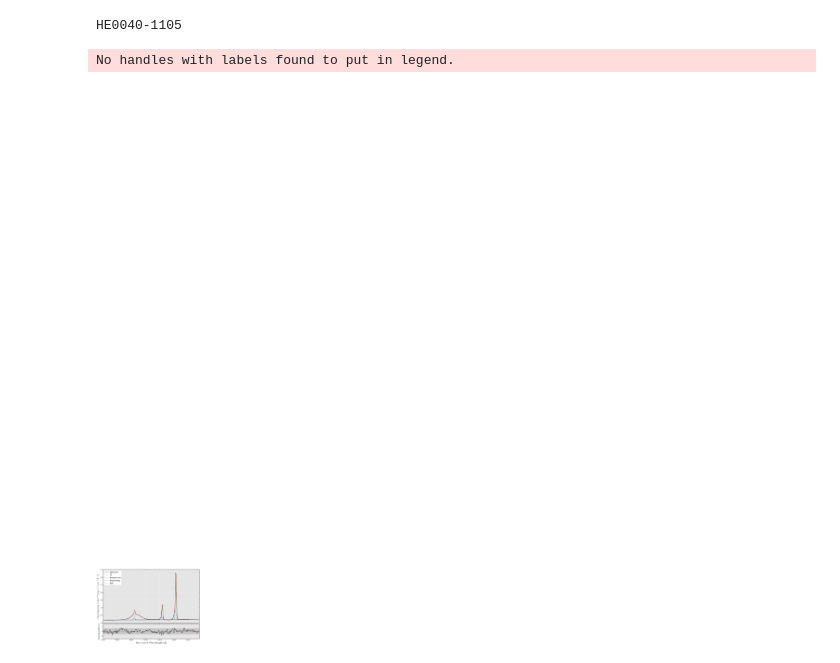
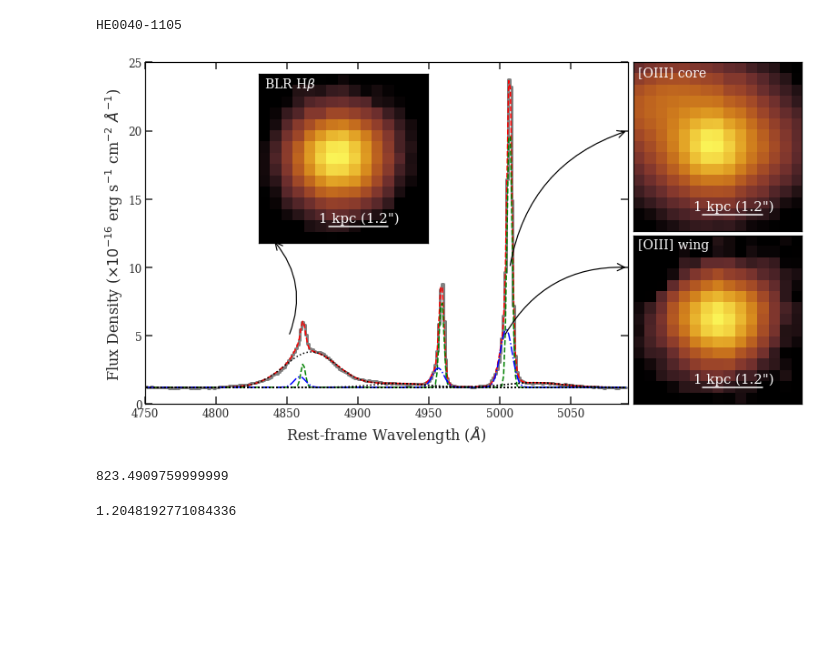
Before and after one commit to astrmainak/mainaksingha1, a Jupyter notebook: New AGN Spectrum Modelling Paper.ipynb, the cells around one changed output. Saved outputs shown, nothing was run; the diff lists cells and outputs as text; code cells hidden in the pictures; blank space fills up the shorter version.

```diff
--- a/New AGN Spectrum Modelling Paper.ipynb
+++ b/New AGN Spectrum Modelling Paper.ipynb
@@ -9,10 +9,16 @@ from mpl_toolkits.axes_grid1 import make_axes_locatable
 from matplotlib.colors import LogNorm
 from matplotlib import gridspec
 import seaborn as sns
+import cmocean
+import cmasher as cmr
+from matplotlib.colors import LogNorm
+import matplotlib.patches as patches
+plt.style.use('seaborn-white')
+plt.rcParams['font.family'] = "Serif"
 # %%
 def scale_factor_spectrum(z,data,error,wo_wave):
     k = 1+z
-    select1 = (wo_wave>6750*k) & (wo_wave<6800*k)
+    select1 = (wo_wave>5030*k) & (wo_wave<5050*k)
     cont_dat = data[select1]
     cont_err = error[select1]
     error_maincube = np.std(cont_dat)
@@ -38,7 +44,7 @@ def popt_central_fit(wo_wave,data,error,obj,p_init,z,broad2=False):
     (amp_Hb_error,amp_OIII5007_error,vel_OIII_error,vel_sigma_OIII_error,amp_Hb_br_error,amp_OIII5007_br_error,vel_OIII_br_error,vel_sigma_OIII_br_error,amp_Hb1_error,amp_Fe5018_1_error,vel_Hb1_error,vel_sigma_Hb1_error,amp_Hb2_error,amp_Fe5018_2_error,vel_Hb2_error,vel_sigma_Hb2_error,m_error,c_error) = parameters_err
     return popt_full_fit,parameters_err
 # %%
-def red_data_err(data,model,res,x0,y0,x_m,y_m,muse_sampling_size,box_size=4):
+def red_data_err(data,model,res,x0,y0,x_m,y_m,muse_sampling_size,box_size=3):
     if muse_sampling_size == 0.4:
         (y_cen,x_cen)=(int(round(y_m)),int(round(x_m)))
         data_red = data[y_cen-box_size:y_cen+box_size+1,x_cen-box_size:x_cen+box_size+1]
@@ -47,9 +53,9 @@ def red_data_err(data,model,res,x0,y0,x_m,y_m,muse_sampling_size,box_size=4):
         (x0,y0)=(x0-7,y0-7)
     else:
         (y_cen,x_cen)=(int(round(y_m)),int(round(x_m)))
-        data_red = data[y_cen-2*box_size:y_cen+2*box_size+1,x_cen-2*box_size:x_cen+2*box_size+1]
-        mod_red =model[y_cen-2*box_size:y_cen+2*box_size+1,x_cen-2*box_size:x_cen+2*box_size+1]
-        residual_red =res[y_cen-2*box_size:y_cen+2*box_size+1,x_cen-2*box_size:x_cen+2*box_size+1]
+        data_red = data[y_cen-2*box_size-1:y_cen+2*box_size+2,x_cen-2*box_size-1:x_cen+2*box_size+2]
+        mod_red =model[y_cen-2*box_size-1:y_cen+2*box_size+2,x_cen-2*box_size-1:x_cen+2*box_size+2]
+        residual_red =res[y_cen-2*box_size-1:y_cen+2*box_size+2,x_cen-2*box_size-1:x_cen+2*box_size+2]
         (x0,y0)=(x0-14,y0-14)
     #plt.imshow(data_red,origin='lower')
     #plt.show()
@@ -248,20 +250,22 @@ def overlay_plot(obj,wo_wave,data,error,z,popt_full_fit,muse_sampling_size,broad
 # %%
-def algorithm_script(obj,p_init,z,broad2,asymmetry,prefix_path_cube="/home/mainak/ftp.hidrive.strato.com/users/login-carsftp/IFU_data",destination_path_cube="/home/mainak/Downloads/Outflow_paper1/MUSE"):
+def algorithm_script(obj,z,broad2,asymmetry,prefix_path_cube="/home/rickeythecat/ftp.hidrive.strato.com/users/login-carsftp/IFU_data",destination_path_cube="/home/rickeythecat/Downloads/Outflow_paper1/MUSE"):
     print ('%s'%(obj))
-    (cont_cube,cont_err,cont_wave,cont_header) = loadCube('%s/MUSE/%s/fitting/full/%s.cont_model.fits'%(prefix_path_cube,obj,obj))
-    muse_sampling_size = sampling_size(cont_cube)
+    #(cont_cube,cont_err,cont_wave,cont_header) = loadCube('%s/MUSE/%s/fitting/full/%s.cont_model.fits'%(prefix_path_cube,obj,obj))
+    muse_sampling_size = 0.2
     (wo_cube,wo_err,wo_wave,wo_header) = loadCube('%s/%s/%s.wo_absorption.fits'%(destination_path_cube,obj,obj))
-    (mini_cube,mini_err,mini_wave,mini_header) = loadCube('%s/%s/%s.3_arcsec_minicube.fits'%(destination_path_cube,obj,obj))
+    #(mini_cube,mini_err,mini_wave,mini_header) = loadCube('%s/%s/%s.3_arcsec_minicube.fits'%(destination_path_cube,obj,obj))
     [x0,y0] = agn_location(obj)
     [brightest_pixel_x,brightest_pixel_y] = [int(x0),int(y0)]
     #print brightest_pixel_x,brightest_pixel_y
-    (data,error) = (wo_cube[:,brightest_pixel_y,brightest_pixel_x],wo_err[:,brightest_pixel_y,brightest_pixel_x])
+    dat = wo_cube[:,brightest_pixel_y-1:brightest_pixel_y+2,brightest_pixel_x-1:brightest_pixel_x+2]
+    err = wo_err[:,brightest_pixel_y-1:brightest_pixel_y+2,brightest_pixel_x-1:brightest_pixel_x+2]
+    (data,error)=int_spec(dat,err)
     factor = scale_factor_spectrum(z,data,error,wo_wave)
     error = factor*error
     #print (~np.isnan(error)).sum(0)
-    (popt_full_fit,parameters_err) = popt_central_fit(wo_wave,data,error,obj,p_init,z,broad2)
+    popt_full_fit = full_specpar('%s/%s/%s_central_fit.fits'%(destination_path_cube,obj,obj))
     #print (popt_full_fit,parameters_err)
-    plot(obj,wo_wave,data,error,z,popt_full_fit,broad2)
+    #plot(obj,wo_wave,data,error,z,popt_full_fit,broad2)
 
     #(y_m,x_m) = (Hb_y,Hb_x)
 
@@ -269,18 +273,13 @@ def algorithm_script(obj,p_init,z,broad2,asymmetry,prefix_path_cube="/home/maina
 # %%
 z = {"HE0040-1105":0.041692}
 
 objs = z.keys()
 
 broad2= {'HE0040-1105':False}
 asymmetry= {'HE0040-1105':False}
 
-
-p_init= {'HE0040-1105':[1.139,1.5,12507.0,50.0,1.0,3.0,12307.0,200.0,1.0,1.0,12507,1000.0,0,0,12507,1000.0,-0.001,2.0]
-}
-
 for obj in objs:
-     algorithm_script(obj,p_init[obj],z[obj],broad2[obj],asymmetry[obj])
+     algorithm_script(obj,z[obj],broad2[obj],asymmetry[obj])
 # %% [output]
 HE0040-1105
-No handles with labels found to put in legend.
-[figure, old version]
+[figure, new version]
@@ -286,0 +406,8 @@ No handles with labels found to put in legend.
+# %%
+4.848*169.862
+# %% [output]
+823.4909759999999
+# %%
+10/8.3
+# %% [output]
+1.2048192771084336
```
Also changed, not shown: parts of 4 cells of this notebook, 52 other files.
